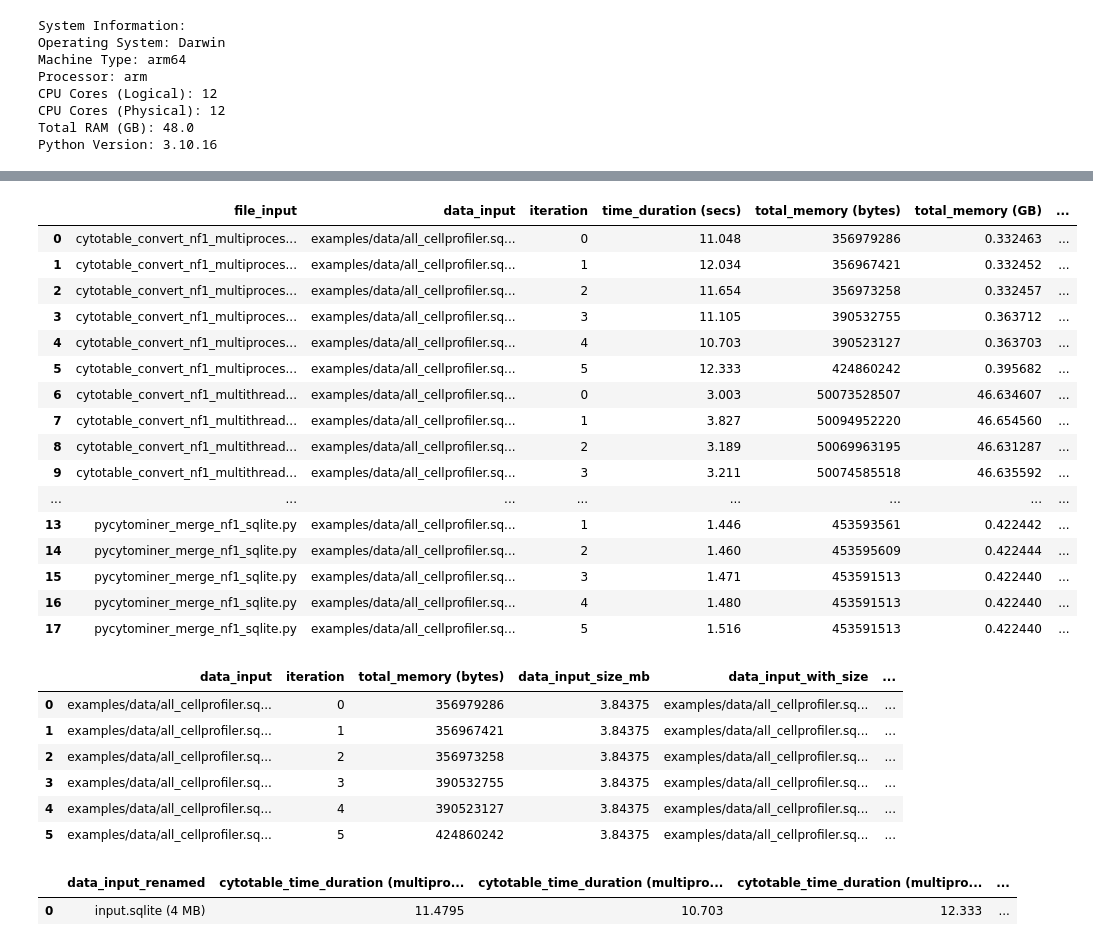
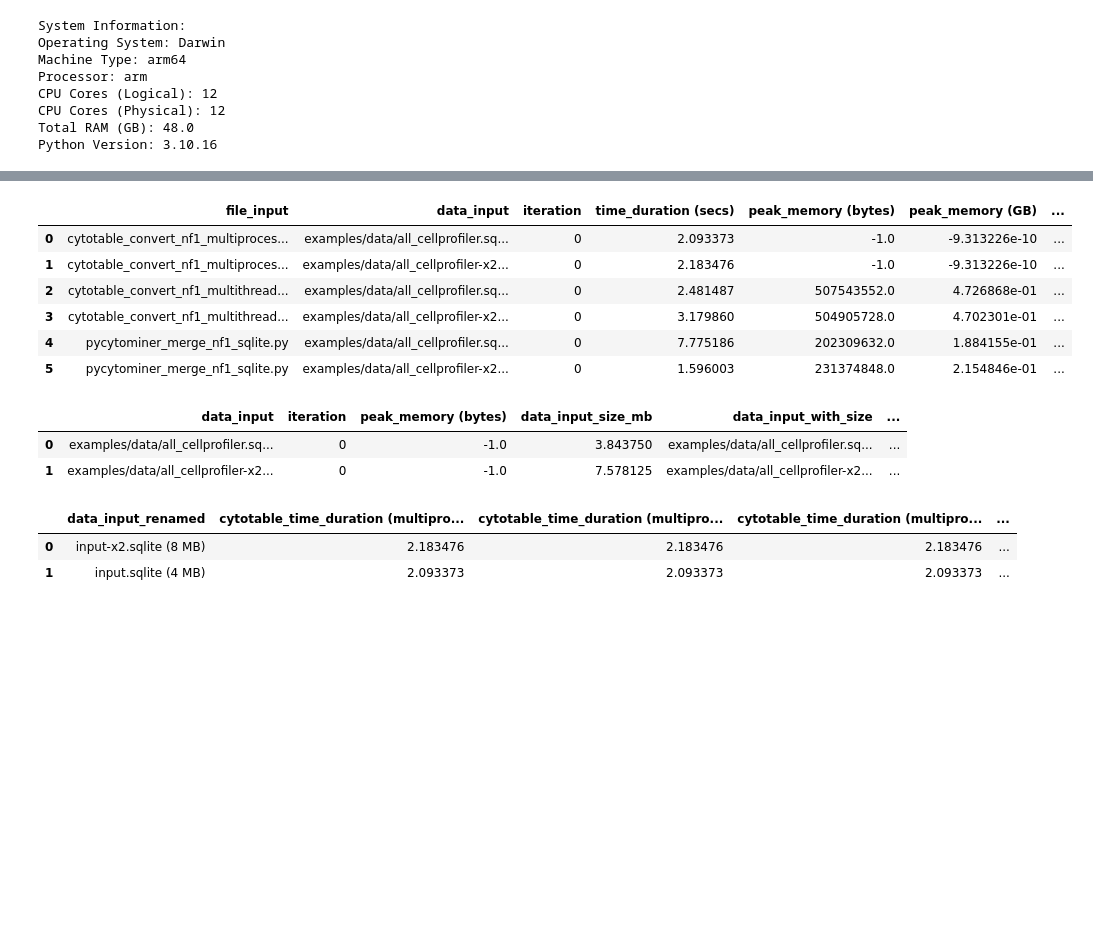
Before and after one commit to cytomining/CytoTable-benchmarks, a Jupyter notebook: notebooks/cytotable_and_pycytominer_analysis_sqlite.ipynb, the cells around one changed output, grey strips where cells are left out. Saved outputs shown, nothing was run; the diff lists cells and outputs as text; code cells hidden in the pictures; blank space fills up the shorter version.

Commit message:
update to refine to peak memory + time thru psutil

```diff
--- a/notebooks/cytotable_and_pycytominer_analysis_sqlite.ipynb
+++ b/notebooks/cytotable_and_pycytominer_analysis_sqlite.ipynb
@@ -17,10 +17,16 @@ import plotly.express as px
 import plotly.io as pio
 import psutil
 from IPython.display import Image
-from utilities import get_system_info
+from utilities import (
+    get_memory_peak_and_time_duration,
+    get_parsl_peak_memory,
+    get_system_info,
+)
 
 # set plotly default theme
 pio.templates.default = "simple_white"
+# monitoring database for parsl multiprocessing work
+db_file = "runinfo/monitoring.db"
 # %%
 # show the system information
 _ = get_system_info(show_output=True)
@@ -83,15 +89,6 @@ example_data_list = [
 
 # format for memray time strings
 tformat = "%Y-%m-%d %H:%M:%S.%f%z"
-# %%
-# avoid a "cold start" for tested packages by using them before benchmarks
-for example_file in example_files_list:
-    _ = subprocess.run(
-        ["python", example_file, example_data_list[0]],
-        check=True,
-        stdout=subprocess.DEVNULL,
-        stderr=subprocess.DEVNULL,
-    )
 # %%
 # Define the Parquet file path
 results_parquet_file = "cytotable_pycytominer_results.parquet"
@@ -225,87 +232,71 @@ Processing complete. Results saved to 'cytotable_pycytominer_results.parquet'.
 # add columns for data understandability in plots
 def get_file_size_mb(file_path):
     """
     Gather filesize given a file_path
     """
     try:
         return pathlib.Path(file_path).stat().st_size / 1024 / 1024
     except FileNotFoundError:
         return None
 
 
 # memory usage in MB
-df_results["total_memory (GB)"] = (
-    df_results["total_memory (bytes)"] / 1024 / 1024 / 1024
-)
+df_results["peak_memory (GB)"] = df_results["peak_memory (bytes)"] / 1024 / 1024 / 1024
 
 # data input size additions for greater context
 df_results["data_input_size_mb"] = df_results["data_input"].apply(get_file_size_mb)
 df_results["data_input_with_size"] = (
     df_results["data_input"]
     + " ("
     + round(df_results["data_input_size_mb"]).astype("int64").astype("str")
     + " MB)"
 )
 
 # rename data input to simplify
 df_results["data_input_renamed"] = (
     df_results["data_input_with_size"]
     .str.replace(f"{examples_dir}/data/", "")
     .str.replace("all_cellprofiler", "input")
 )
 df_results
 # %% [output]
-|  | file_input | data_input | iteration | time_duration (secs) | total_memory (bytes) | total_memory (GB) | ... |
-| 0 | cytotable_convert_nf1_multiproces... | examples/data/all_cellprofiler.sq... | 0 | 11.048 | 356979286 | 0.332463 | ... |
-| 1 | cytotable_convert_nf1_multiproces... | examples/data/all_cellprofiler.sq... | 1 | 12.034 | 356967421 | 0.332452 | ... |
-| 2 | cytotable_convert_nf1_multiproces... | examples/data/all_cellprofiler.sq... | 2 | 11.654 | 356973258 | 0.332457 | ... |
-| 3 | cytotable_convert_nf1_multiproces... | examples/data/all_cellprofiler.sq... | 3 | 11.105 | 390532755 | 0.363712 | ... |
-| 4 | cytotable_convert_nf1_multiproces... | examples/data/all_cellprofiler.sq... | 4 | 10.703 | 390523127 | 0.363703 | ... |
-| 5 | cytotable_convert_nf1_multiproces... | examples/data/all_cellprofiler.sq... | 5 | 12.333 | 424860242 | 0.395682 | ... |
-| 6 | cytotable_convert_nf1_multithread... | examples/data/all_cellprofiler.sq... | 0 | 3.003 | 50073528507 | 46.634607 | ... |
-| 7 | cytotable_convert_nf1_multithread... | examples/data/all_cellprofiler.sq... | 1 | 3.827 | 50094952220 | 46.654560 | ... |
-| 8 | cytotable_convert_nf1_multithread... | examples/data/all_cellprofiler.sq... | 2 | 3.189 | 50069963195 | 46.631287 | ... |
-| 9 | cytotable_convert_nf1_multithread... | examples/data/all_cellprofiler.sq... | 3 | 3.211 | 50074585518 | 46.635592 | ... |
-| ... | ... | ... | ... | ... | ... | ... | ... |
-| 13 | pycytominer_merge_nf1_sqlite.py | examples/data/all_cellprofiler.sq... | 1 | 1.446 | 453593561 | 0.422442 | ... |
-| 14 | pycytominer_merge_nf1_sqlite.py | examples/data/all_cellprofiler.sq... | 2 | 1.460 | 453595609 | 0.422444 | ... |
-| 15 | pycytominer_merge_nf1_sqlite.py | examples/data/all_cellprofiler.sq... | 3 | 1.471 | 453591513 | 0.422440 | ... |
-| 16 | pycytominer_merge_nf1_sqlite.py | examples/data/all_cellprofiler.sq... | 4 | 1.480 | 453591513 | 0.422440 | ... |
-| 17 | pycytominer_merge_nf1_sqlite.py | examples/data/all_cellprofiler.sq... | 5 | 1.516 | 453591513 | 0.422440 | ... |
+|  | file_input | data_input | iteration | time_duration (secs) | peak_memory (bytes) | peak_memory (GB) | ... |
+| 0 | cytotable_convert_nf1_multiproces... | examples/data/all_cellprofiler.sq... | 0 | 2.093373 | -1.0 | -9.313226e-10 | ... |
+| 1 | cytotable_convert_nf1_multiproces... | examples/data/all_cellprofiler-x2... | 0 | 2.183476 | -1.0 | -9.313226e-10 | ... |
+| 2 | cytotable_convert_nf1_multithread... | examples/data/all_cellprofiler.sq... | 0 | 2.481487 | 507543552.0 | 4.726868e-01 | ... |
+| 3 | cytotable_convert_nf1_multithread... | examples/data/all_cellprofiler-x2... | 0 | 3.179860 | 504905728.0 | 4.702301e-01 | ... |
+| 4 | pycytominer_merge_nf1_sqlite.py | examples/data/all_cellprofiler.sq... | 0 | 7.775186 | 202309632.0 | 1.884155e-01 | ... |
+| 5 | pycytominer_merge_nf1_sqlite.py | examples/data/all_cellprofiler-x2... | 0 | 1.596003 | 231374848.0 | 2.154846e-01 | ... |
 # %%
 # build cols for split reference in the plot
 df_results["cytotable_time_duration (multiprocess) (secs)"] = df_results[
     df_results["file_input"] == "cytotable_convert_nf1_multiprocess_sqlite.py"
 ]["time_duration (secs)"]
-df_results["cytotable_total_memory (multiprocess) (GB)"] = df_results[
+df_results["cytotable_peak_memory (multiprocess) (GB)"] = df_results[
     df_results["file_input"] == "cytotable_convert_nf1_multiprocess_sqlite.py"
-]["total_memory (GB)"]
+]["peak_memory (GB)"]
 df_results["cytotable_time_duration (multithread) (secs)"] = df_results[
     df_results["file_input"] == "cytotable_convert_nf1_multithread_sqlite.py"
 ]["time_duration (secs)"]
-df_results["cytotable_total_memory (multithread) (GB)"] = df_results[
+df_results["cytotable_peak_memory (multithread) (GB)"] = df_results[
     df_results["file_input"] == "cytotable_convert_nf1_multithread_sqlite.py"
-]["total_memory (GB)"]
+]["peak_memory (GB)"]
 df_results["pycytominer_time_duration (secs)"] = df_results[
     df_results["file_input"] == "pycytominer_merge_nf1_sqlite.py"
 ]["time_duration (secs)"]
-df_results["pycytominer_total_memory (GB)"] = df_results[
+df_results["pycytominer_peak_memory (GB)"] = df_results[
     df_results["file_input"] == "pycytominer_merge_nf1_sqlite.py"
-]["total_memory (GB)"]
+]["peak_memory (GB)"]
 df_results = (
     df_results.apply(lambda x: pd.Series(x.dropna().values))
-    .drop(["file_input", "time_duration (secs)", "total_memory (GB)"], axis=1)
+    .drop(["file_input", "time_duration (secs)", "peak_memory (GB)"], axis=1)
     .dropna()
 )
 df_results
 # %% [output]
-|  | data_input | iteration | total_memory (bytes) | data_input_size_mb | data_input_with_size | ... |
-| 0 | examples/data/all_cellprofiler.sq... | 0 | 356979286 | 3.84375 | examples/data/all_cellprofiler.sq... | ... |
-| 1 | examples/data/all_cellprofiler.sq... | 1 | 356967421 | 3.84375 | examples/data/all_cellprofiler.sq... | ... |
-| 2 | examples/data/all_cellprofiler.sq... | 2 | 356973258 | 3.84375 | examples/data/all_cellprofiler.sq... | ... |
-| 3 | examples/data/all_cellprofiler.sq... | 3 | 390532755 | 3.84375 | examples/data/all_cellprofiler.sq... | ... |
-| 4 | examples/data/all_cellprofiler.sq... | 4 | 390523127 | 3.84375 | examples/data/all_cellprofiler.sq... | ... |
-| 5 | examples/data/all_cellprofiler.sq... | 5 | 424860242 | 3.84375 | examples/data/all_cellprofiler.sq... | ... |
+|  | data_input | iteration | peak_memory (bytes) | data_input_size_mb | data_input_with_size | ... |
+| 0 | examples/data/all_cellprofiler.sq... | 0 | -1.0 | 3.843750 | examples/data/all_cellprofiler.sq... | ... |
+| 1 | examples/data/all_cellprofiler-x2... | 0 | -1.0 | 7.578125 | examples/data/all_cellprofiler-x2... | ... |
 # %%
 # Group by data_input_renamed and calculate mean, min, and max
 aggregated_results = df_results.groupby("data_input_renamed").agg(
@@ -313,9 +304,9 @@ aggregated_results = df_results.groupby("data_input_renamed").agg(
         "cytotable_time_duration (multiprocess) (secs)": ["mean", "min", "max"],
         "cytotable_time_duration (multithread) (secs)": ["mean", "min", "max"],
         "pycytominer_time_duration (secs)": ["mean", "min", "max"],
-        "cytotable_total_memory (multiprocess) (GB)": ["mean", "min", "max"],
-        "cytotable_total_memory (multithread) (GB)": ["mean", "min", "max"],
-        "pycytominer_total_memory (GB)": ["mean", "min", "max"],
+        "cytotable_peak_memory (multiprocess) (GB)": ["mean", "min", "max"],
+        "cytotable_peak_memory (multithread) (GB)": ["mean", "min", "max"],
+        "pycytominer_peak_memory (GB)": ["mean", "min", "max"],
     }
 )
 # Flatten the multi-level columns
@@ -341,7 +332,8 @@ aggregated_results = aggregated_results.sort_values(
 aggregated_results
 # %% [output]
 |  | data_input_renamed | cytotable_time_duration (multipro... | cytotable_time_duration (multipro... | cytotable_time_duration (multipro... | ... |
-| 0 | input.sqlite (4 MB) | 11.4795 | 10.703 | 12.333 | ... |
+| 0 | input-x2.sqlite (8 MB) | 2.183476 | 2.183476 | 2.183476 | ... |
+| 1 | input.sqlite (4 MB) | 2.093373 | 2.093373 | 2.093373 | ... |
 # %%
 # Time plot with min and max errors
 fig = px.line(
```
Also changed, not shown: parts of 3 cells of this notebook, 8 other files.
